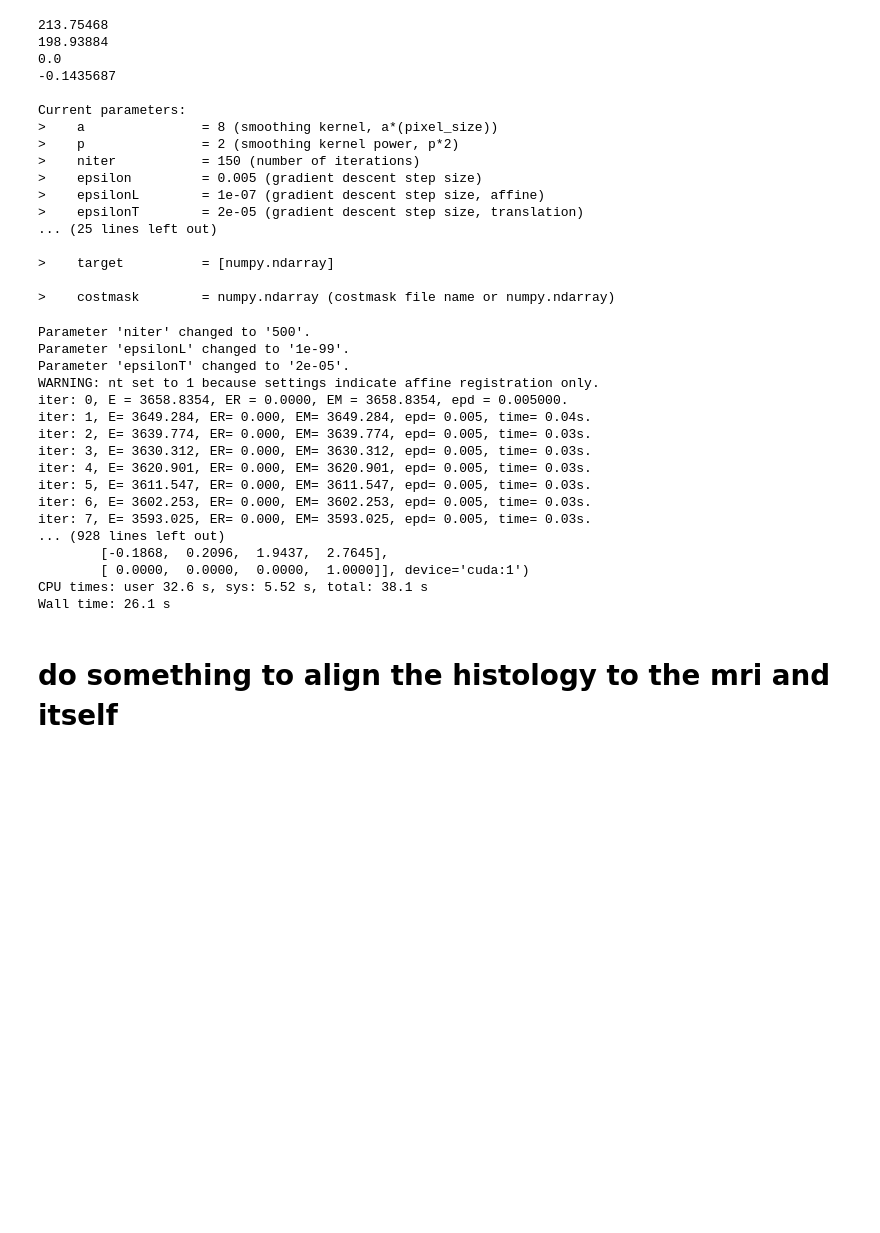
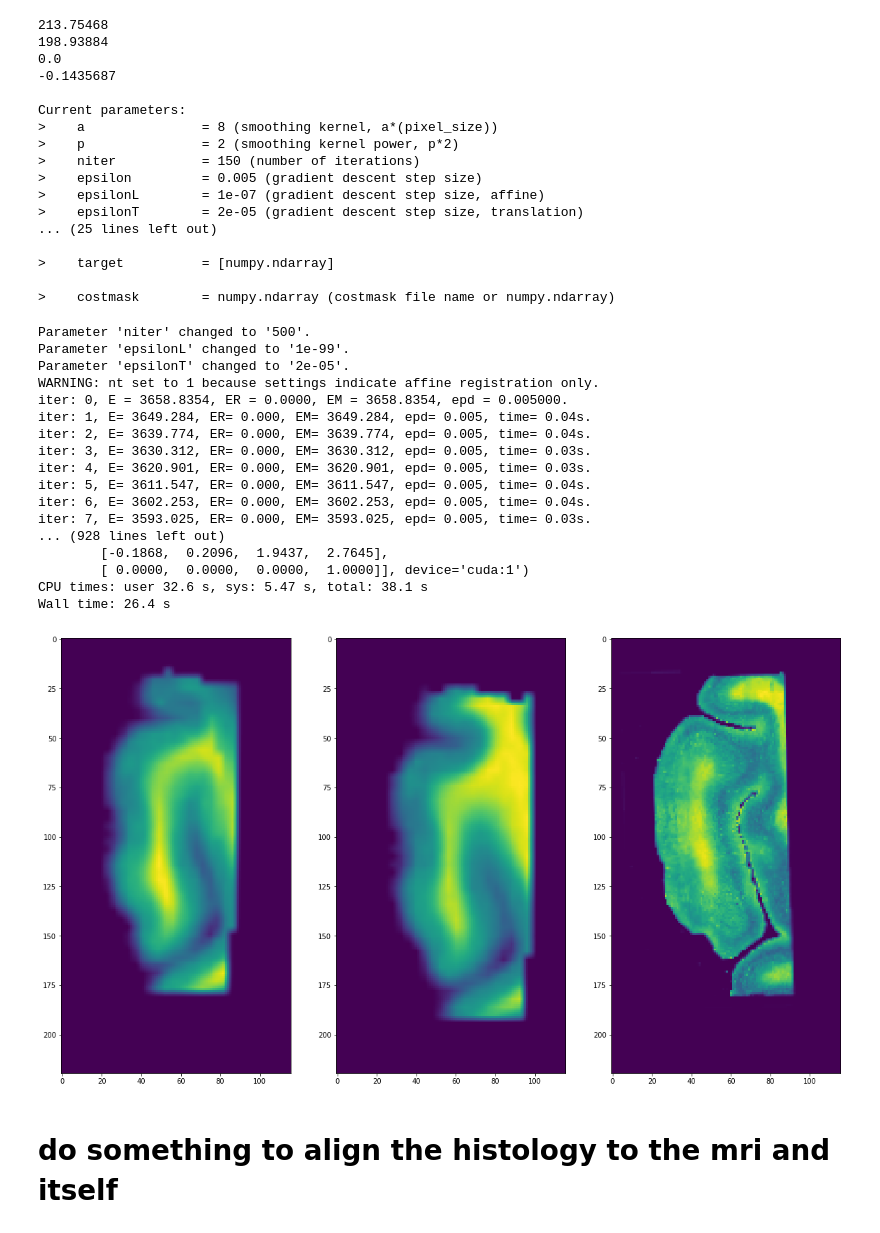
Before and after one commit to jtrieu2/HopkinsLabNotes, a Jupyter notebook: LabNB_12092019_JT.ipynb, the cells around one changed output. Cells and saved outputs as stored; diff of their text form; code cells hidden in the pictures; blank space fills up the shorter version.

```diff
--- a/LabNB_12092019_JT.ipynb
+++ b/LabNB_12092019_JT.ipynb
@@ -26,7 +26,7 @@ The goal is to make the target file (the SMI file) the same as the MRI file
 # %%
 # load mouse brain histology and mri images
 target_file_name = '/cis/home/jtrieu/Documents/WK0145_SMI_v5_reversed.img'
-mri_file_name = '/cis/home/jtrieu/Documents//WK0145_20191120.img'
+mri_file_name = '/cis/home/jtrieu/Documents/WK0145_20191120.img'
 
 # resample target file to make it the same size as the mri file
 mri_sitk = sitk.ReadImage(mri_file_name)
@@ -37,6 +37,7 @@ target_data = sitk.GetArrayFromImage(target_sitk)
 target_data = np.squeeze(target_data)
 target_3D = sitk.GetImageFromArray(target_data)
 target_3D.SetSpacing([target_sitk.GetSpacing()[0],target_sitk.GetSpacing()[1],target_sitk.GetSpacing()[3]])
+print(type(target_3D))
 
 # save the new 3D target image
 sitk.WriteImage(target_3D,'/cis/home/jtrieu/Documents/WK0145_3D_SMI_v5_reversed.img')
@@ -114,6 +115,8 @@ plt.figure()
 plt.subplot(1,6,1)
 plt.title('Original Target Image')
 plt.imshow(np.transpose(sitk.GetArrayFromImage(target_3D),(2,1,0))[:,:,1])
+target_asdf = np.transpose(sitk.GetArrayFromImage(target_3D),(2,1,0))
+print('asdf',target_asdf.shape)
 
 # plot original mri image
 plt.subplot(1,6,2)
@@ -283,7 +288,6 @@ lddmm.setParams('do_affine',1)
 lddmm.setParams('epsilonL',1e-5)
 lddmm.setParams('epsilonT',2e-5)
 lddmm.run()
-
 #
 print(lddmm.affineA)
 # %% [output]
@@ -293,17 +297,30 @@ Parameter 'epsilonT' changed to '2e-05'.
 WARNING: nt set to 1 because settings indicate affine registration only.
 iter: 0, E = 3658.8354, ER = 0.0000, EM = 3658.8354, epd = 0.005000.
 iter: 1, E= 3649.284, ER= 0.000, EM= 3649.284, epd= 0.005, time= 0.04s.
-iter: 2, E= 3639.774, ER= 0.000, EM= 3639.774, epd= 0.005, time= 0.03s.
+iter: 2, E= 3639.774, ER= 0.000, EM= 3639.774, epd= 0.005, time= 0.04s.
 iter: 3, E= 3630.312, ER= 0.000, EM= 3630.312, epd= 0.005, time= 0.03s.
 iter: 4, E= 3620.901, ER= 0.000, EM= 3620.901, epd= 0.005, time= 0.03s.
-iter: 5, E= 3611.547, ER= 0.000, EM= 3611.547, epd= 0.005, time= 0.03s.
-iter: 6, E= 3602.253, ER= 0.000, EM= 3602.253, epd= 0.005, time= 0.03s.
+iter: 5, E= 3611.547, ER= 0.000, EM= 3611.547, epd= 0.005, time= 0.04s.
+iter: 6, E= 3602.253, ER= 0.000, EM= 3602.253, epd= 0.005, time= 0.04s.
 iter: 7, E= 3593.025, ER= 0.000, EM= 3593.025, epd= 0.005, time= 0.03s.
 ... (928 lines left out)
         [-0.1868,  0.2096,  1.9437,  2.7645],
         [ 0.0000,  0.0000,  0.0000,  1.0000]], device='cuda:1')
-CPU times: user 32.6 s, sys: 5.52 s, total: 38.1 s
-Wall time: 26.1 s
+CPU times: user 32.6 s, sys: 5.47 s, total: 38.1 s
+Wall time: 26.4 s
+# %%
+mri_translated_rigid = (lddmm.applyThisTransform(mri_translated))[0][-1].cpu().numpy()
+
+plt.figure()
+plt.subplot(1,3,1)
+plt.imshow(mri_translated_rigid[:,:,4])
+plt.subplot(1,3,2)
+plt.imshow(mri_translated[:,:,4])
+plt.subplot(1,3,3)
+plt.imshow(outtarget[:,:,4])
+plt.show()
+# %% [output]
+[figure, added]
 # %% [markdown]
 # do something to align the histology to the mri and itself
 # %%
```
Also changed, not shown: parts of 5 cells of this notebook.
